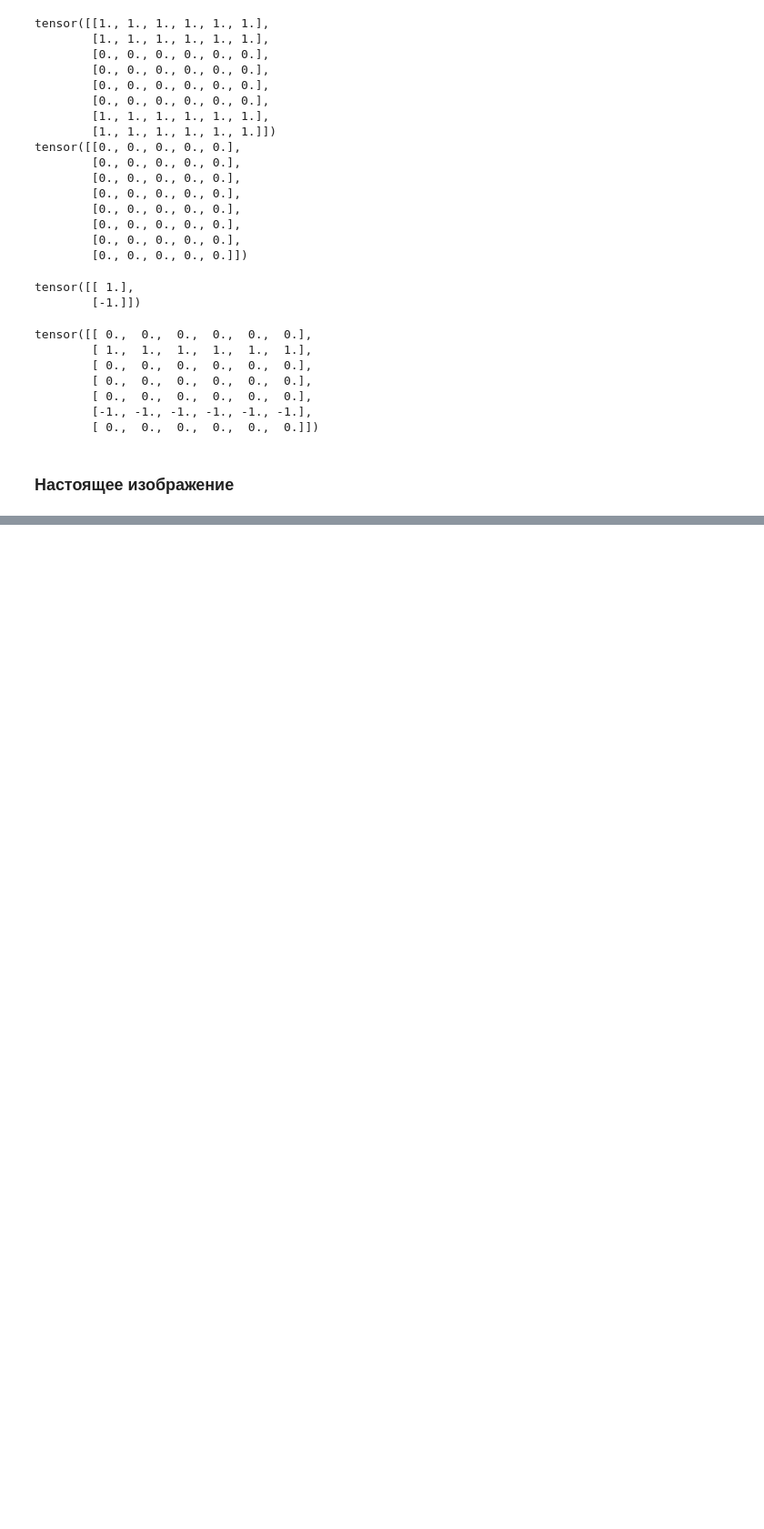
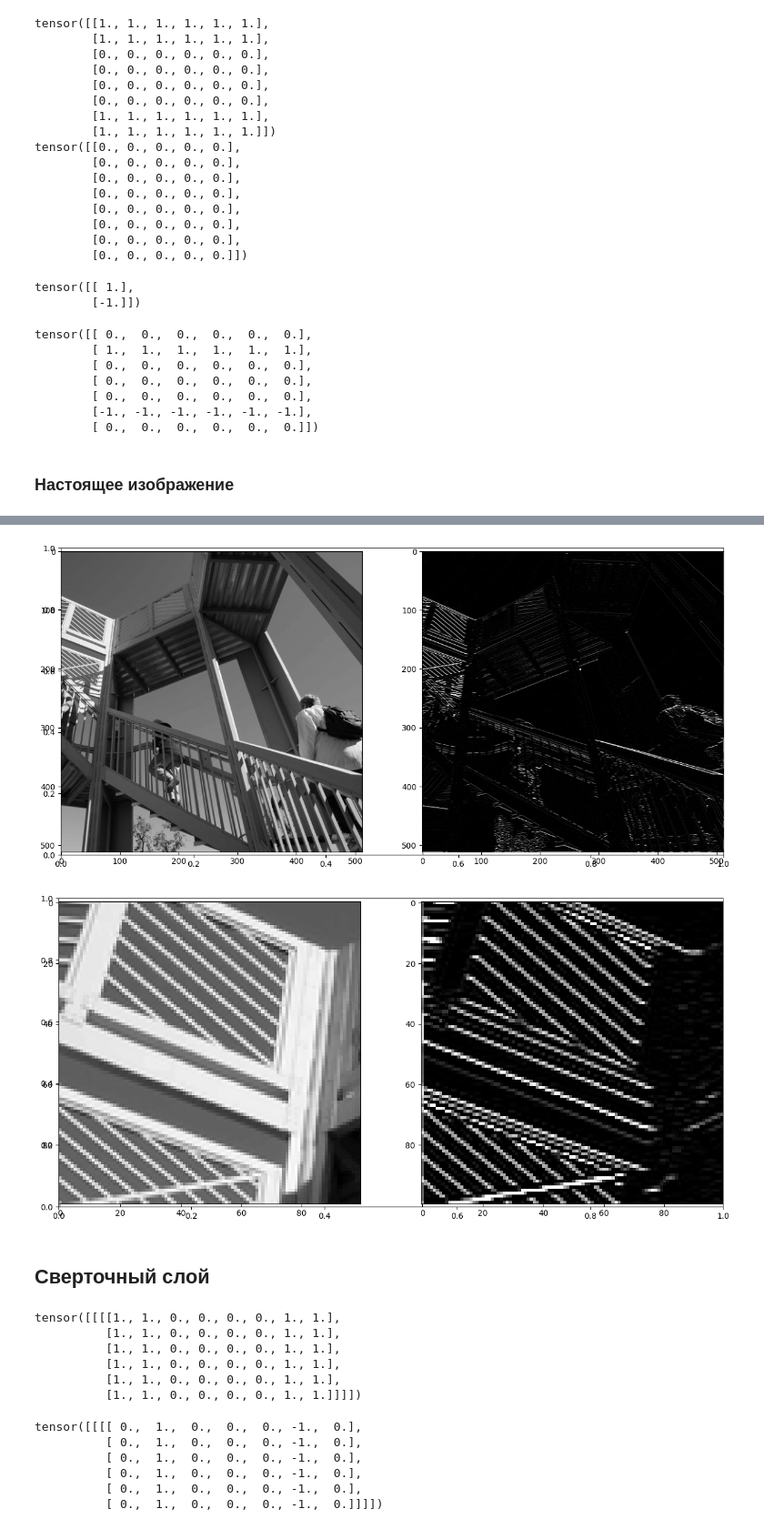
Before and after one commit to BalshowAndrew/pytorch_studying, a Jupyter notebook: 21_convolutional_neural_network.ipynb, the cells around one changed output, grey strips where cells are left out. Shown at 91% size. Drawn from its saved outputs; the diff is of its cells as text; code cells hidden in the pictures; blank space fills up the shorter version.

```diff
--- a/21_convolutional_neural_network.ipynb
+++ b/21_convolutional_neural_network.ipynb
@@ -126,0 +239,8 @@ tensor([[ 0.,  0.,  0.,  0.,  0.,  0.],
+# %%
+img_transformed = apply_filter(img, filter_)
+plot_image(img, img_transformed)
+# %% [output]
+[figure, added]
+[figure, added]
+# %% [markdown]
+## Сверточный слой
@@ -126,0 +250,18 @@ tensor([[ 0.,  0.,  0.,  0.,  0.,  0.],
+# %%
+X
+# %% [output]
+tensor([[[[1., 1., 0., 0., 0., 0., 1., 1.],
+          [1., 1., 0., 0., 0., 0., 1., 1.],
+          [1., 1., 0., 0., 0., 0., 1., 1.],
+          [1., 1., 0., 0., 0., 0., 1., 1.],
+          [1., 1., 0., 0., 0., 0., 1., 1.],
+          [1., 1., 0., 0., 0., 0., 1., 1.]]]])
+# %%
+Y
+# %% [output]
+tensor([[[[ 0.,  1.,  0.,  0.,  0., -1.,  0.],
+          [ 0.,  1.,  0.,  0.,  0., -1.,  0.],
+          [ 0.,  1.,  0.,  0.,  0., -1.,  0.],
+          [ 0.,  1.,  0.,  0.,  0., -1.,  0.],
+          [ 0.,  1.,  0.,  0.,  0., -1.,  0.],
+          [ 0.,  1.,  0.,  0.,  0., -1.,  0.]]]])
```
Also changed, not shown: parts of 76 cells of this notebook, 2 other files.
